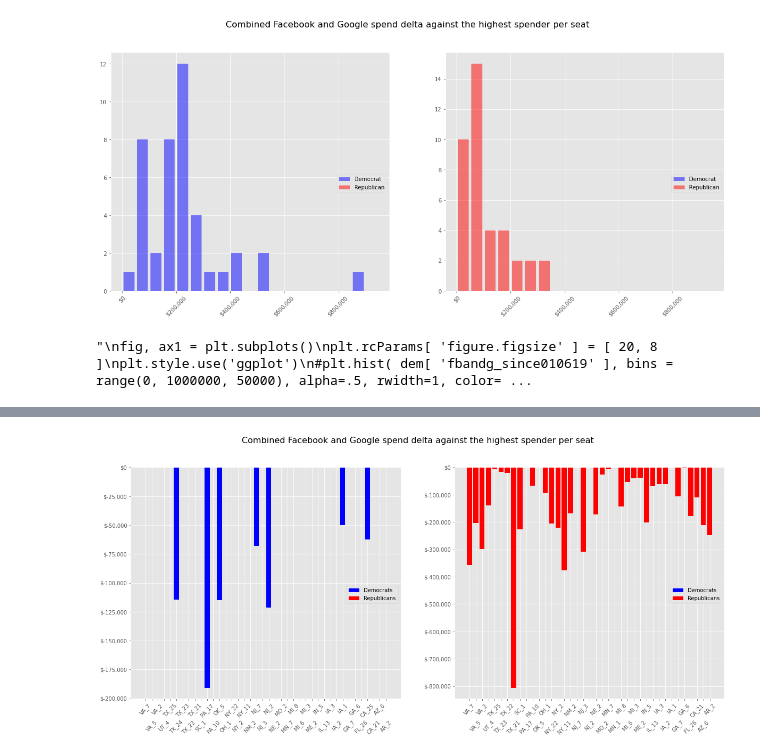
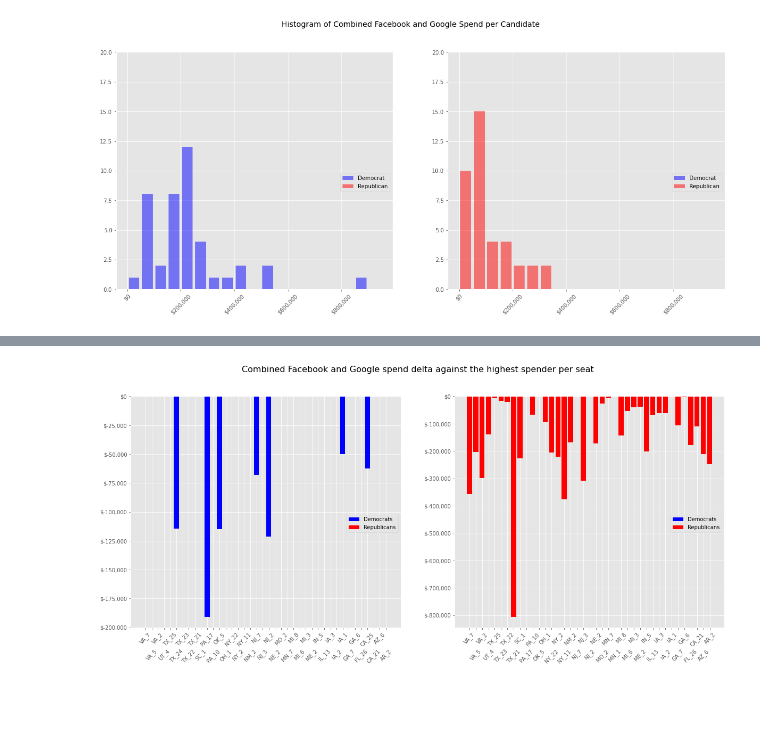
Before and after one commit to ESeufert/2020_digital_spend, a Jupyter notebook: 2020 House Races Digital Spend.ipynb, the cells around one changed output, grey strips where cells are left out. Cells and saved outputs as stored; diff of their text form; code cells hidden in the pictures; blank space fills up the shorter version.

Commit message:
adjusted some graphs

```diff
--- a/2020 House Races Digital Spend.ipynb
+++ b/2020 House Races Digital Spend.ipynb
@@ -13,11 +13,15 @@ from beautifultable import BeautifulTable
 from datetime import datetime
 from datetime import timedelta
 import warnings
+import matplotlib.ticker as mtick
 warnings.filterwarnings('ignore')
 
 pd.set_option('display.float_format', lambda x: '%.5f' % x)
 
-#https://ballotpedia.org/U.S._House_battlegrounds,_2020
+# Media spend per House candidate
+# https://mediaproject.wesleyan.edu/releases-102920/#table12
+# Battleground races:
+# https://ballotpedia.org/U.S._House_battlegrounds,_2020
 
 us_state_abbrev = {
     'Alabama': 'AL',
@@ -110,6 +114,8 @@ house = pd.read_excel(
 bg_house = pd.read_excel(
         open( 'bg_house.xlsx', 'rb' ), sheet_name = 'Sheet 1',
             header = None )
+bg_house = bg_house.iloc[:, :-2]
+
 bg_house.columns = ['dist', 'rep', 'open_seat', '2018_margin']
 bg_house = bg_house[:-1]
 
@@ -128,11 +134,16 @@ house[ 'battleground' ] = house[ 'dist' ].apply( lambda x: True if isinstance( x
 
 #only take the top 2 from each race
 house = house.sort_values( ['seat', 'fbandg_since010619'], axis=0, ascending=False).groupby('seat').head( 2 )
+#re-sort by index
+house.sort_index( inplace=True )
 
 house[ 'max_spend_value' ] = house.apply( lambda x: get_max_spend_value_for_seat( x[ 'seat' ] ), axis=1 )
 house[ 'max_spend_party' ] = house.apply( lambda x: get_max_spend_party_for_seat( x[ 'seat' ], x[ 'max_spend_value' ] ), axis=1 )
 house[ 'diff_from_max' ] = house.apply( lambda x: x[ 'fbandg_since010619' ] - x[ 'max_spend_value' ] if x[ 'max_spend_value' ] != x[ 'fbandg_since010619' ] else 0, axis=1 )
 
+dem = house[ ( house[ 'Party' ].isin( [ 'DEM' ] ) ) ].sort_values( 'seat', axis=0, ascending=False )
+rep = house[ house[ 'Party' ].isin( [ 'REP' ] ) ].sort_values( 'seat', axis=0, ascending=False )
+
 house.head()
 # %% [output]
 |  | State | District | Party | Candidate | fbandg_since010619 | fbandg_since101120 | fec_id | seat | ... |
@@ -145,52 +198,37 @@ house.head()
 # house[ house[ 'Party' ].isin( ['REP', 'DEM' ] ) ].groupby( 'Party' ).fbandg_since010619.hist()
 from matplotlib.ticker import MaxNLocator
 from matplotlib.ticker import FuncFormatter
-import matplotlib.ticker as mtick
+import seaborn as sns
 
 #remove AOC: ( house[ 'fec_id' ] != 'H8NY15148' ) &
 house = house[ ( house[ 'battleground'] == True ) ]
 
 dem = house[ ( house[ 'Party' ].isin( [ 'DEM' ] ) ) ].sort_values( 'seat', axis=0, ascending=False )
 rep = house[ house[ 'Party' ].isin( [ 'REP' ] ) ].sort_values( 'seat', axis=0, ascending=False )
 
 fig, ax1 = plt.subplots( nrows=1, ncols=2 )
 plt.rcParams[ 'figure.figsize' ] = [ 20, 8 ]
 plt.style.use('ggplot')
 
 ax1[ 0 ].hist( dem[ 'fbandg_since010619' ], bins = range(0, 1000000, 50000), alpha=.5, rwidth=.8, color='blue', label='Democrat')
 ax1[ 1 ].hist( rep[ 'fbandg_since010619' ], bins = range(0, 1000000, 50000), alpha=.5, rwidth=.8, color='red', label='Republican')
 
 for i in range( 2 ):
     #ax1[ i ].xaxis.set_major_locator(MaxNLocator(float=True))
     #ax1[ i ].ticklabel_format(useOffset=False, style='plain')
 
     fmt = '${x:,.0f}'
     tick = mtick.StrMethodFormatter(fmt)
     ax1[ i ].xaxis.set_major_formatter(tick)
 
     plt.setp(ax1[ i ].xaxis.get_majorticklabels(), rotation=45)
 
+    ax1[ i ].set_ylim(0, 20)
+
     fig.legend(loc=1, bbox_to_anchor=(1,0.5), bbox_transform=ax1[ i ].transAxes)
 
-fig.suptitle( 'Combined Facebook and Google spend delta against the highest spender per seat', fontsize=16 )
+fig.suptitle( 'Histogram of Combined Facebook and Google Spend per Candidate', fontsize=14 )
 
 plt.show()
-
-'''
-fig, ax1 = plt.subplots()
-plt.rcParams[ 'figure.figsize' ] = [ 20, 8 ]
-plt.style.use('ggplot')
-#plt.hist( dem[ 'fbandg_since010619' ], bins = range(0, 1000000, 50000), alpha=.5, rwidth=1, color='blue')
-plt.hist( rep[ 'fbandg_since010619' ], bins = range(0, 1000000, 50000), alpha=.5, rwidth=1, color='red')
-ax1.xaxis.set_major_locator(MaxNLocator(float=True))
-ax1.ticklabel_format(useOffset=False, style='plain')
-#ax1.get_xaxis().set_major_formatter(
-#    plt.FuncFormatter(lambda x, p: format(int(x), ',')))
-fmt = '${x:,.0f}'
-tick = mtick.StrMethodFormatter(fmt)
-ax1.xaxis.set_major_formatter(tick)
-plt.show()
-'''
 # %% [output]
-[figure, old version]
+[figure, new version]
-"\nfig, ax1 = plt.subplots()\nplt.rcParams[ 'figure.figsize' ] = [ 20, 8 ]\nplt.style.use('ggplot')\n#plt.hist( dem[ 'fbandg_since010619' ], bins = range(0, 1000000, 50000), alpha=.5, rwidth=1, color= ...
```
Also changed, not shown: parts of 12 cells of this notebook, 1 other file.
